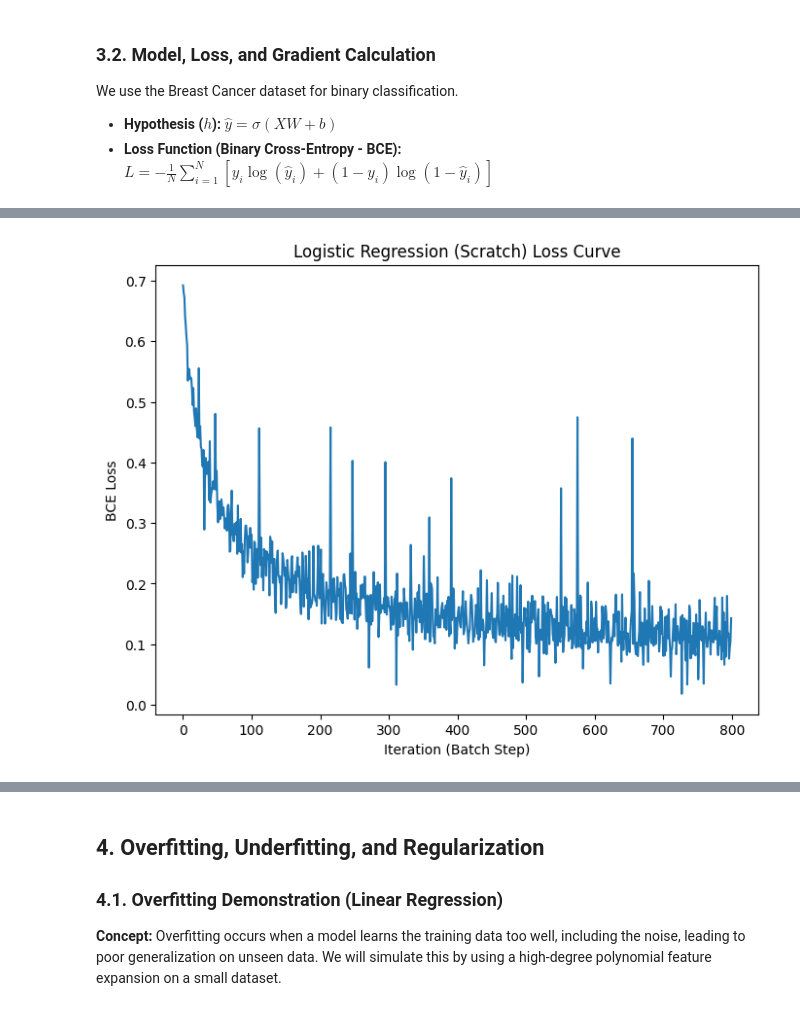
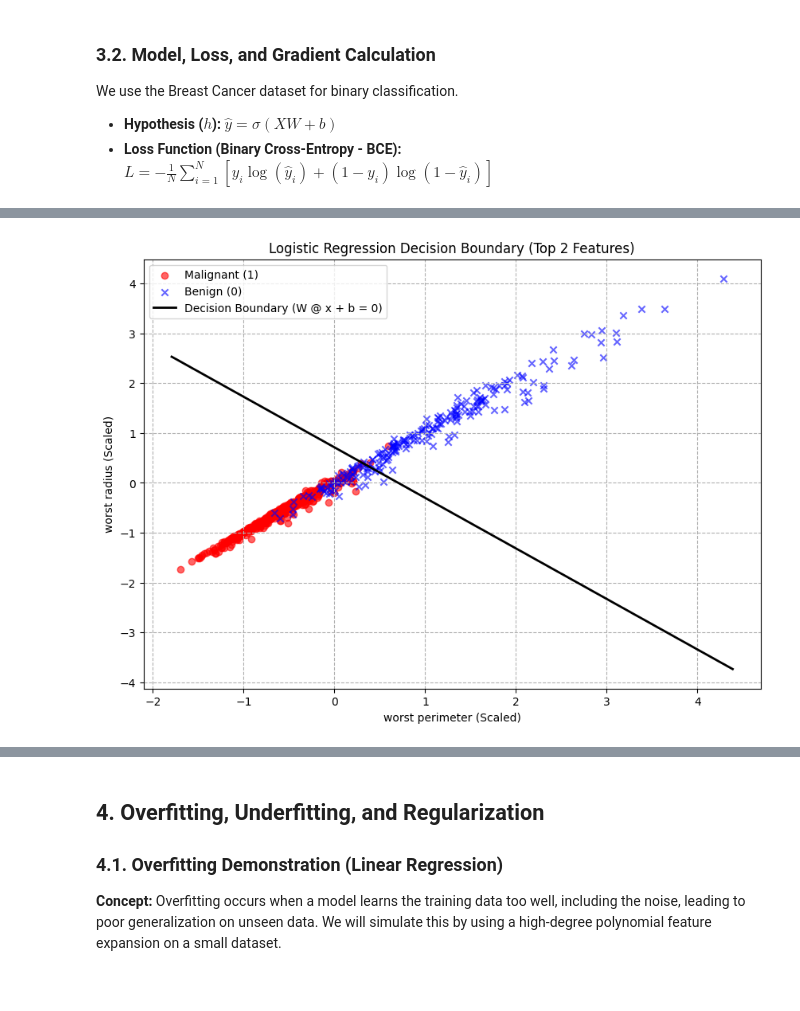
Before and after one commit to Omid-Mohebi/ML-Workshop, a Jupyter notebook: Regression.ipynb, the cells around one changed output, grey strips where cells are left out. Cells and saved outputs as stored; diff of their text form; code cells hidden in the pictures.

```diff
--- a/Regression.ipynb
+++ b/Regression.ipynb
@@ -230,9 +291,9 @@ epochs_sgd = 5
 loss_history_sgd = []
 
 for epoch in range(epochs_sgd):
-    for i in range(len(X_train_lin)):
-        X_sample = X_train_lin[i:i+1]   # shape (1, input_size)
-        y_sample = y_train_lin[i:i+1]   # shape (1, output_size)
+    for i in range(len(X_train)):
+        X_sample = X_train[i:i+1]   # shape (1, input_size)
+        y_sample = y_train[i:i+1]   # shape (1, output_size)
 
         # Forward pass
         y_pred = X_sample @ W_sgd + b_sgd  # shapes broadcast: (1,output_size)
@@ -296,7 +357,7 @@ batch_size = 32 # A common mini-batch size
 
 # Create a PyTorch DataLoader for easy batching
 from torch.utils.data import TensorDataset, DataLoader
-train_data_lin = TensorDataset(X_train_lin, y_train_lin)
+train_data_lin = TensorDataset(X_train, y_train)
 train_loader_lin = DataLoader(train_data_lin, batch_size=batch_size, shuffle=True)
 
 # Training loop for MBGD
@@ -399,8 +460,8 @@ def bce_loss_scratch(y_pred, y_true):
     return -torch.mean(y_true * torch.log(y_pred) + (1 - y_true) * torch.log(1 - y_pred))
 
 # Hyperparameters
-lr_log = 0.01
-epochs_log = 100
+lr_log = 0.001
+epochs_log = 1000
 
 # Training loop for Logistic Regression (using Mini-Batch GD)
 batch_size_log = 64
@@ -426,7 +487,7 @@ for epoch in range(epochs_log):
 
         loss_history_log.append(loss.item())
 
-    if (epoch + 1) % 20 == 0:
+    if (epoch + 1) % 100 == 0:
         # Calculate accuracy
         with torch.no_grad():
             y_pred_test = logistic_model_scratch(X_test_log)
@@ -434,6 +495,90 @@ for epoch in range(epochs_log):
             accuracy = (y_pred_class == y_test_log).sum().item() / len(y_test_log)
         print(f'Epoch [{epoch+1}/{epochs_log}], Loss: {loss.item():.4f}, Test Accuracy: {accuracy:.4f}')
 
+## 1. Select the Top Two Features
+# The magnitude of the learned weights (W) in a linear model like Logistic Regression
+# is a good proxy for feature importance, assuming scaled features.
+W_abs = torch.abs(W_log_scratch).squeeze()
+# Get the indices of the top 2 features
+top_2_indices = torch.argsort(W_abs, descending=True)[:2].tolist()
+
+# Get the names of the selected features
+feature_names = cancer.feature_names
+feature_1_index = top_2_indices[0]
+feature_2_index = top_2_indices[1]
+feature_1_name = feature_names[feature_1_index]
+feature_2_name = feature_names[feature_2_index]
+
+print(f"\nSelected Top 2 Features for Visualization:")
+print(f"1. {feature_1_name} (Index: {feature_1_index})")
+print(f"2. {feature_2_name} (Index: {feature_2_index})")
+
+## 2. Extract Data for Visualization
+# Slice the original scaled data to keep only the two selected features
+X_2d = X_log_tensor[:, top_2_indices].numpy()
+y_2d = y_log_tensor.squeeze().numpy()
+
+## 3. Define the Decision Boundary
+# The decision boundary for Logistic Regression is where the linear output is 0:
+# W_1*x_1 + W_2*x_2 + ... + W_n*x_n + b = 0
+# For the 2D plot (assuming we ignore the effect of other features for a simple plane visualization):
+# W_1*x_1 + W_2*x_2 + b = 0
+# We solve for x_2 (the y-axis) in terms of x_1 (the x-axis):
+# x_2 = (-W_1/W_2) * x_1 - (b/W_2)
+
+W1 = W_log_scratch[feature_1_index].item()
+W2 = W_log_scratch[feature_2_index].item()
+b = b_log_scratch.item()
+
+# Get the min and max values of the first feature for the line plot range
+x_min, x_max = X_2d[:, 0].min() - 0.1, X_2d[:, 0].max() + 0.1
+x_db = np.array([x_min, x_max])
+
+# Calculate the corresponding y values for the decision boundary line
+# y = m*x + c, where m = -W1/W2 and c = -b/W2
+y_db = (-W1 / W2) * x_db - (b / W2)
+
+## 4. Plotting the Results
+plt.figure(figsize=(10, 7))
+
+# Scatter plot the data points
+# Points with y=1 (Malignant) are plotted in Red
+plt.scatter(
+    X_2d[y_2d == 1, 0],
+    X_2d[y_2d == 1, 1],
+    color='red',
+    label='Malignant (1)',
+    marker='o',
+    alpha=0.6
+)
+# Points with y=0 (Benign) are plotted in Blue
+plt.scatter(
+    X_2d[y_2d == 0, 0],
+    X_2d[y_2d == 0, 1],
+    color='blue',
+    label='Benign (0)',
+    marker='x',
+    alpha=0.6
+)
+
+# Plot the decision boundary line
+plt.plot(
+    x_db,
+    y_db,
+    color='black',
+    linestyle='-',
+    linewidth=2,
+    label='Decision Boundary (W @ x + b = 0)'
+)
+
+plt.title('Logistic Regression Decision Boundary (Top 2 Features)')
+plt.xlabel(f'{feature_1_name} (Scaled)')
+plt.ylabel(f'{feature_2_name} (Scaled)')
+plt.legend()
+plt.grid(True, linestyle='--')
+plt.show()
+
+print("\n--- Model Training Loss ---")
 # Visualization of Logistic Regression Loss
 plt.figure(figsize=(8, 6))
 plt.plot(loss_history_log)
@@ -450 +604 @@ Epoch [100/100], Loss: 0.1428, Test Accuracy: 0.9825
-[figure, old version]
+[figure, new version]
```
Also changed, not shown: parts of 10 cells of this notebook.
